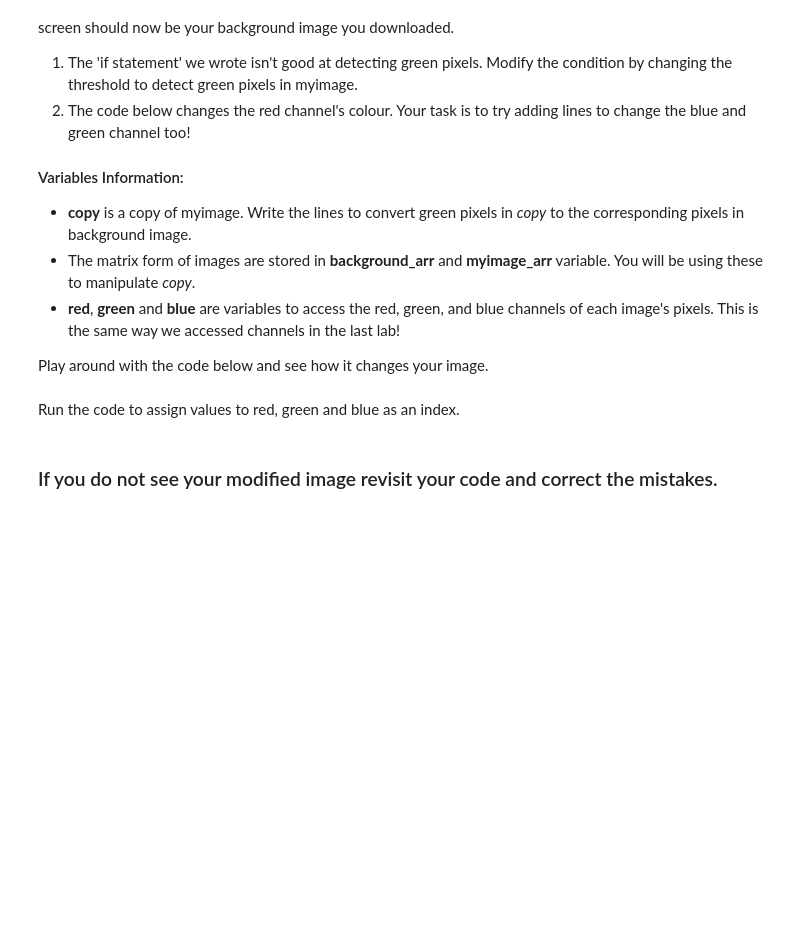
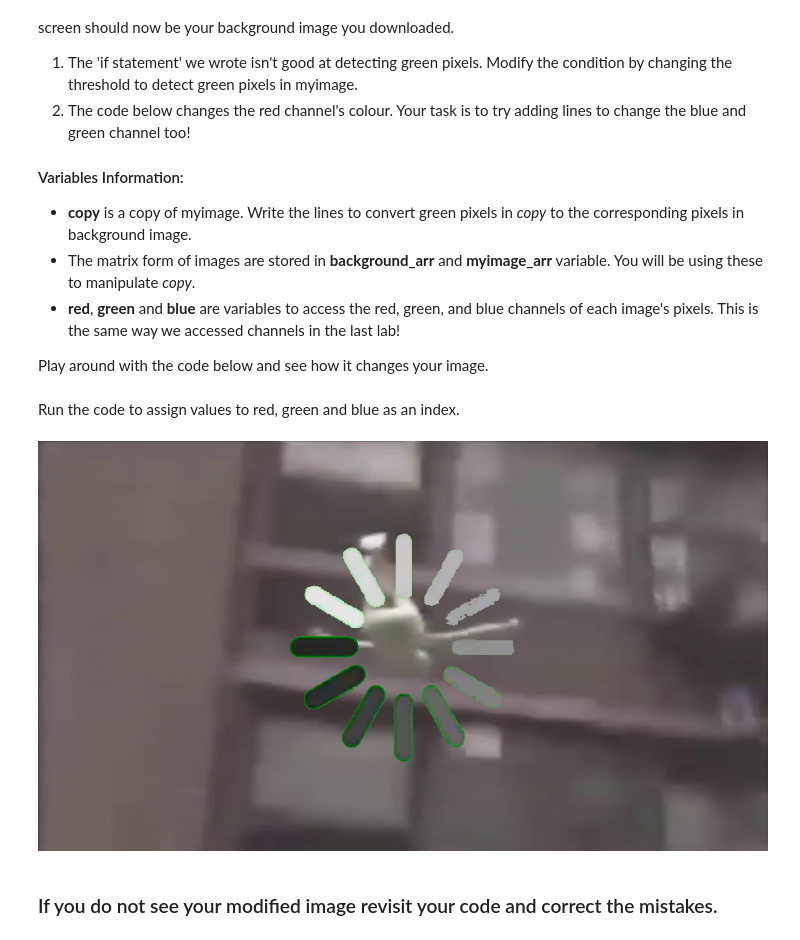
Before and after one commit to Uni-High-Fall-21-Computer-Programming/chromakey-MagicalStormCrow, a Jupyter notebook: chromakey.ipynb, the cells around one changed output. Cells and saved outputs as stored; diff of their text form; code cells hidden in the pictures; blank space fills up the shorter version.

```diff
--- a/chromakey.ipynb
+++ b/chromakey.ipynb
@@ -102,7 +116,7 @@ samples = [(x,y), (a,b), (c, d), (e, f), (g, h)]
 Note that the letters here are placeholders - in your code, each letter needs to be a number representing the pixel's location.
 # %%
 # add at least 5 coordinates of pixels (in the below list) that you think are green in your image
-samples = []
+samples = [(10,10), (880,10), (10, 490), (880,490), (445, 250)]
 # An example samples array with pixels is shown below, fill in the array above according to your image
 # samples = [(0, 0), (50,50), (10, 10), (300, 300), (350, 200) ]
 for i, j in samples:
@@ -130,17 +150,21 @@ red, green, blue = 0, 1, 2
 # %%
 copy = numpy.copy(myimage_arr) #Make a copy, so we aren't changing the original image
 for j in range(width):
   for i in range(height):
     # Your task: Modify the threshold in if condition to extract all the green pixels.
     # NOTE: Your task is only to modify 1 code line below and change the numbers (threshold) for each
     # channel until you are satisfied with the result
-    if myimage_arr[i, j, green] > 30 and myimage_arr[i, j, blue] < 120 and myimage_arr[i, j, red] > 160:
+    if myimage_arr[i, j, green] > 150 and myimage_arr[i, j, blue] < 160 and myimage_arr[i, j, red] < 160:
       copy[i, j] = [0, 0, 0] # initially make the pixel black (0, 0, 0)
-      #copy[i, j, red] = background_arr[i, j, red]
+      copy[i, j, red] = background_arr[i, j, red]
+      copy[i, j, green] = background_arr[i, j, green]
+      copy[i, j, blue] = background_arr[i, j, blue]
       # Your task: write the lines for green and blue pixel values from background_arr
 
 newimg = Image.fromarray(copy)
 display(newimg)
+# %% [output]
+[figure, added]
 # %% [markdown]
 ### If you do not see your modified image revisit your code and correct the mistakes.
 # %% [markdown]
```
Also changed, not shown: parts of 6 cells of this notebook.
